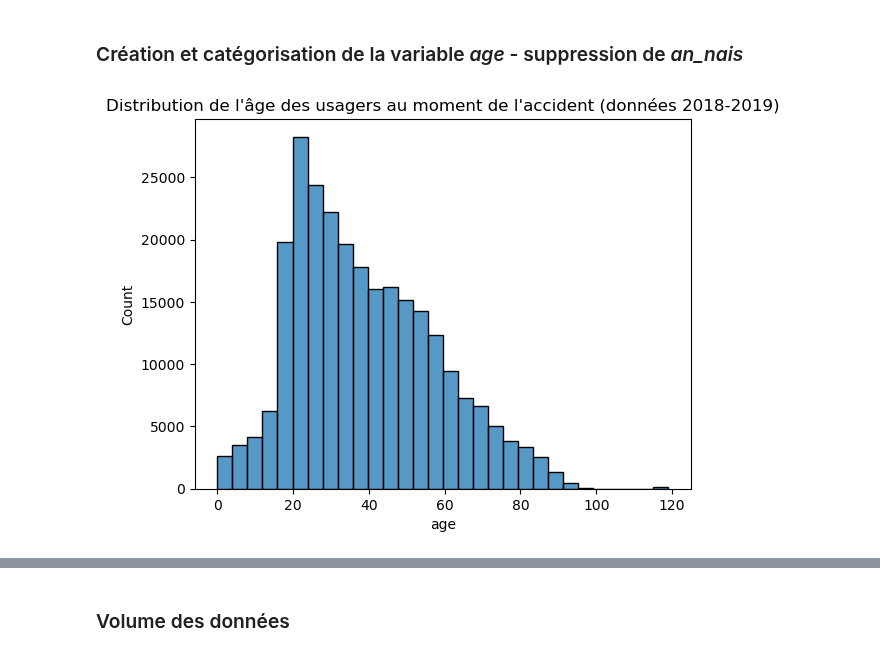
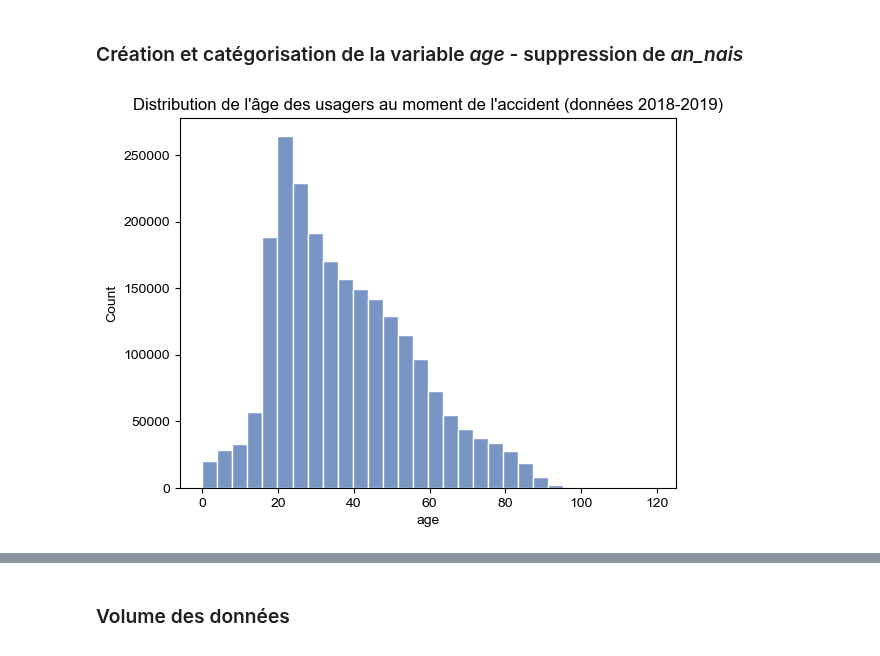
Before and after one commit to nicolascarayon/projet-accidents-routiers, a Jupyter notebook: nico_load_data_in_df.ipynb, the cells around one changed output, grey strips where cells are left out. Saved outputs shown, nothing was run; the diff lists cells and outputs as text; code cells hidden in the pictures.

```diff
--- a/nico_load_data_in_df.ipynb
+++ b/nico_load_data_in_df.ipynb
@@ -7,9 +7,9 @@ import matplotlib.pyplot as plt
 %matplotlib inline
 import seaborn as sns
 
-from datetime import date
+from datetime import date, datetime
 
-start_year = 2018
+start_year = 2005
 end_year = 2019
 
 # load data into dictionnaries
@@ -34,7 +34,7 @@ df_all = pt.merge_dataframes(df_usagers=df_usagers, df_caract=df_caract, df_vehi
 # %%
 cols = ['atm', 'col', 'circ', 'vosp', 'prof', 'plan', 'surf', 'infra', 'situ',
         'senc', 'obs', 'obsm', 'choc', 'manv', 'motor', 'trajet', 'secu1', 'secu2',
-        'secu3', 'locp', 'actp', 'etatp', 'place', 'lum', 'int']
+        'secu3', 'locp', 'actp', 'etatp', 'place', 'lum', 'int', 'nbv']
 
 df_all[cols] = df_all[cols].replace(to_replace=[-1, '-1', ' -1'], value=np.nan)
 # %% [markdown]
@@ -55,7 +55,7 @@ col_to_rmv = ['secu', 'secu1', 'secu2', 'secu3', 'id_vehicule', 'gps', 'pr', 'pr
 print(f"{len(col_to_rmv)} colonnes à supprimer")
 
 print(f"Dimensions du dataframe mergé avant suppression : {df_all.shape}")
-df_all = df_all.drop(columns=col_to_rmv, axis=1)
+df_all = df_all.drop(columns=col_to_rmv, axis=1, errors='ignore')
 print(f"Dimensions du dataframe mergé après suppression : {df_all.shape}")
 # %% [output]
 25 colonnes à supprimer
@@ -84,5 +84,20 @@ for col in cols:
 # %%
 # Suppression des données aberrantes
 df_all['an_nais'].unique()
 
 df_all = df_all.drop(df_all[df_all.an_nais == 1].index)
+
+df_all = pt.create_col_age(df_all)
+df_all = df_all.drop(columns=['an_nais'], axis=1)
+
+
+df_all.age.unique()
+df_all[df_all['age'] > 120]
+
+plt.title("Distribution de l'âge des usagers au moment de l'accident (données 2018-2019)")
+sns.set_theme(style="ticks")
+
+# sns.histplot(data=df_all, x="age", hue="grav", multiple="stack", bins=30)
+sns.histplot(data=df_all, x="age", bins=30);
+# %% [output]
+[figure, added]
@@ -92,9 +103,0 @@ df_all = pt.create_col_age(df_all)
-# %%
-df_all.age.unique()
-df_all[df_all['age'] > 120]
-
-plt.title("Distribution de l'âge des usagers au moment de l'accident (données 2018-2019)")
-# sns.histplot(data=df_all, x="age", hue="grav", multiple="stack", bins=30)
-sns.histplot(data=df_all, x="age", bins=30);
-# %% [output]
-[figure, removed]
```
Also changed, not shown: parts of 16 cells of this notebook, 1 other file.
